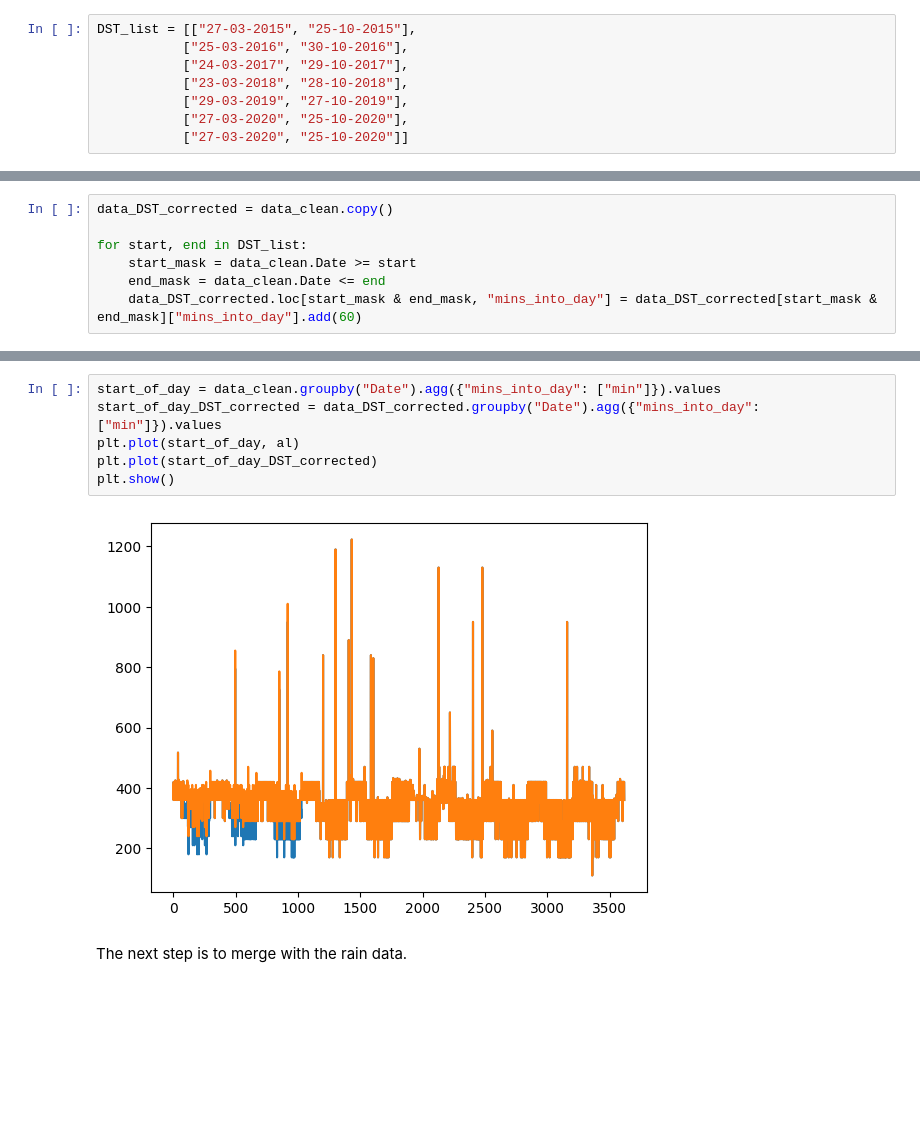
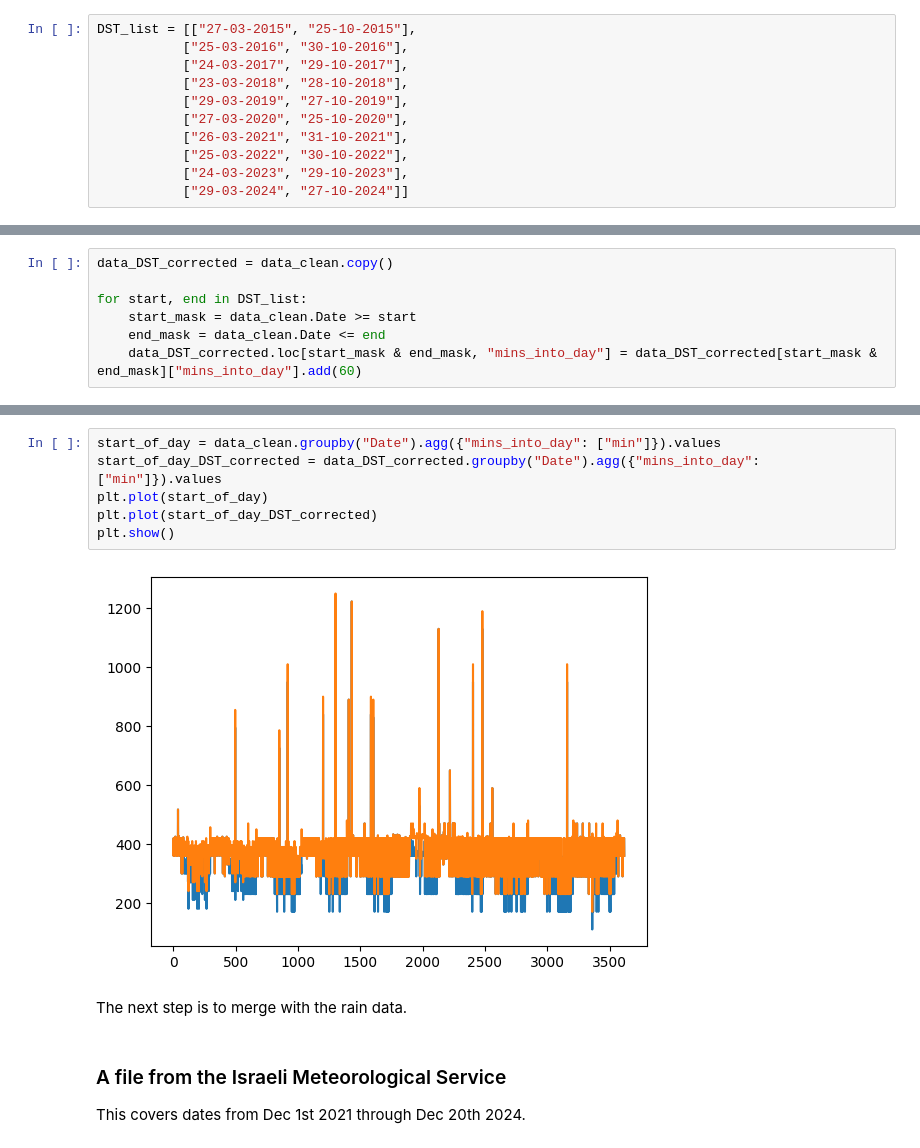
Before and after one commit to drybashlykov/weather_prediction, a Jupyter notebook: Data Preprocessing.ipynb, the cells around one changed output, grey strips where cells are left out. Drawn from its saved outputs; the diff is of its cells as text; blank space fills up the shorter version.

```diff
--- a/Data Preprocessing.ipynb
+++ b/Data Preprocessing.ipynb
@@ -134,5 +136,8 @@ DST_list = [["27-03-2015", "25-10-2015"],
            ["23-03-2018", "28-10-2018"],
            ["29-03-2019", "27-10-2019"],
            ["27-03-2020", "25-10-2020"],
-           ["27-03-2020", "25-10-2020"]]
+           ["26-03-2021", "31-10-2021"],
+           ["25-03-2022", "30-10-2022"],
+           ["24-03-2023", "29-10-2023"],
+           ["29-03-2024", "27-10-2024"]]
 # %% [markdown]
@@ -190,11 +152,15 @@ data_DST_corrected[start_mask & end_mask]
 # %%
 start_of_day = data_clean.groupby("Date").agg({"mins_into_day": ["min"]}).values
 start_of_day_DST_corrected = data_DST_corrected.groupby("Date").agg({"mins_into_day": ["min"]}).values
-plt.plot(start_of_day, al)
+plt.plot(start_of_day)
 plt.plot(start_of_day_DST_corrected)
 plt.show()
 # %% [output]
-[figure, old version]
+[figure, new version]
 # %% [markdown]
 The next step is to merge with the rain data.
+# %% [markdown]
+<h3>A file from the Israeli Meteorological Service</h3>
+
+This covers dates from Dec 1st 2021 through Dec 20th 2024.
 # %%
```
Also changed, not shown: parts of 24 cells of this notebook, 1 other file.
